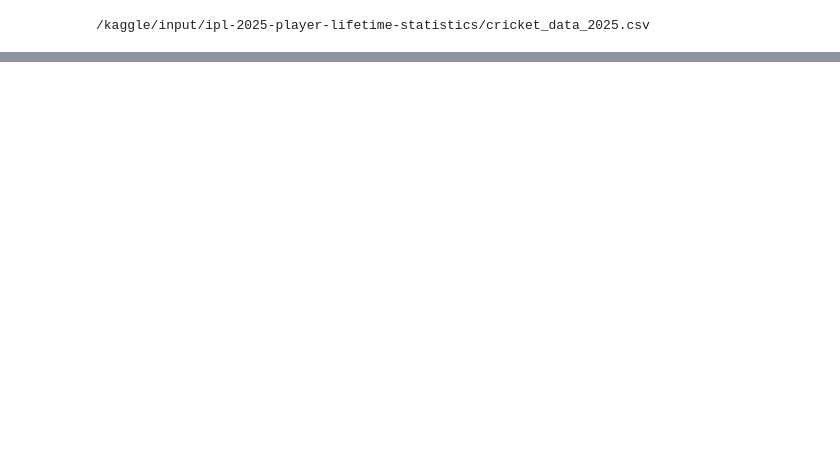
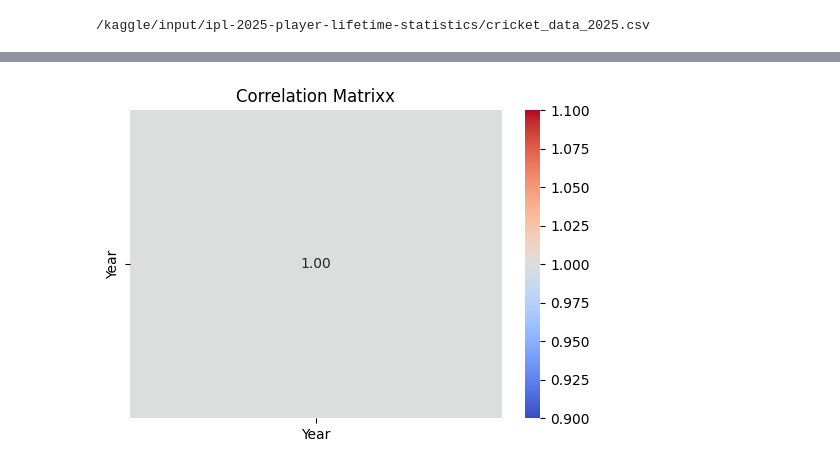
Before and after one commit to Seshmanuvarthi/ml-journey-2025, a Jupyter notebook: notebook629d09e9ec.ipynb, the cells around one changed output, grey strips where cells are left out. Saved outputs shown, nothing was run; the diff lists cells and outputs as text; code cells hidden in the pictures; blank space fills up the shorter version.

```diff
--- a/notebook629d09e9ec.ipynb
+++ b/notebook629d09e9ec.ipynb
@@ -251,0 +89,10 @@ dtype: float64
+# %%
+df['Empty_Col']=[0]*1008
+# %%
+X_train, X_test, y_train, y_test = train_test_split(df.drop("Runs_Scored",axis=1),df['Runs_Scored'], test_size=0.3, random_state=42)
+
+numeric_cols = X_train.select_dtypes(include=['int64', 'float64'])
+
+constant_features = [col for col in numeric_cols if X_train[col].std() == 0]
+
+print(constant_features)
@@ -251,0 +101,5 @@ dtype: float64
+# %%
+#How to Drop The columns having constant featues
+X_train.drop(labels=constant_features,axis=1,inplace=True)
+
+df.tail(5)
@@ -251,0 +138,15 @@ dtype: float64
+# %%
+#Duplicate Columns --> Two or More Columns containg exact same values for all the rows.
+duplicate_Cols=[]
+
+#Since there are no duplicate cols in our X_train We create
+X_train['Empty_Col1']=[0]*705
+X_train['Empty_Col2']=[0]*705
+
+for i in range(len(X_train.columns)):
+    col1=X_train.columns[i]
+    for col2 in X_train.columns[i+1:]:
+        if X_train[col1].equals(X_train[col2]):
+            duplicate_Cols.append(col2)
+
+X_train.drop(labels=duplicate_Cols,axis=1,inplace=True)
@@ -251,0 +175,14 @@ dtype: float64
+# %%
+#Correlation --> Show How strong the pairs of features are linearly releated to each other.
+import matplotlib.pyplot as plt
+import seaborn as sns
+
+numeric_data=X_train.select_dtypes(include=['number'])
+corr_matrix=numeric_data.corr()
+
+plt.figure(figsize=(6,4))
+sns.heatmap(corr_matrix,annot=True,fmt=".2f",cmap="coolwarm")
+plt.title("Correlation Matrixx")
+plt.show()
+# %% [output]
+[figure, added]
```
Also changed, not shown: parts of 17 cells of this notebook.
